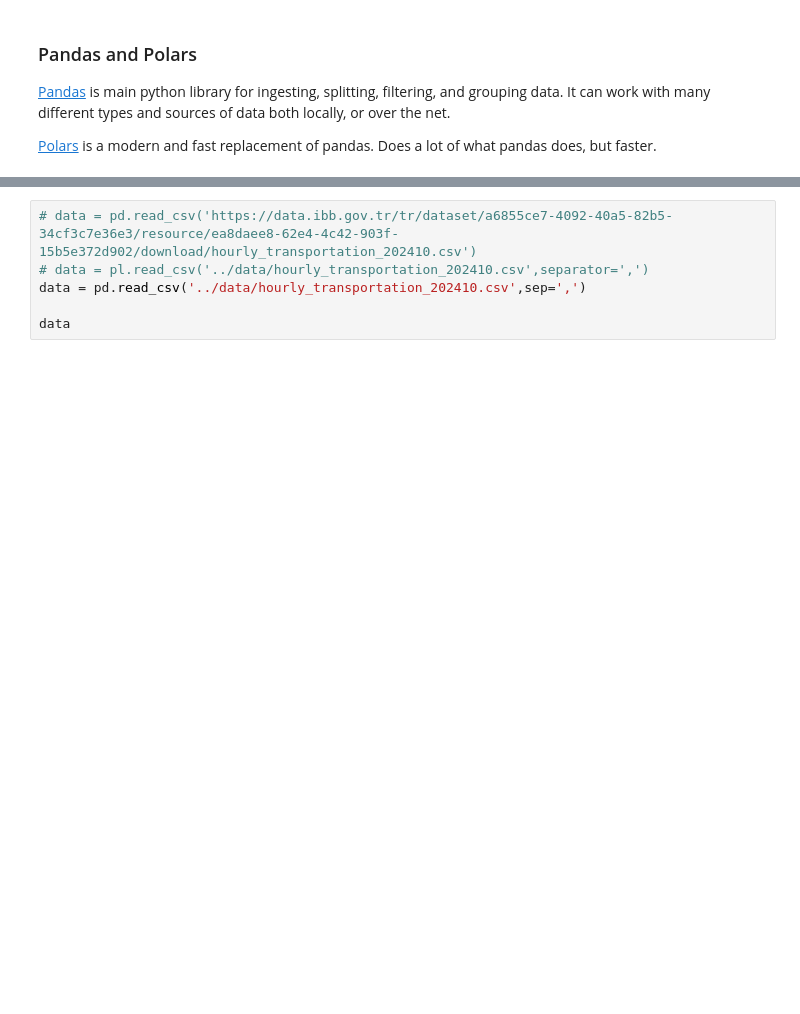
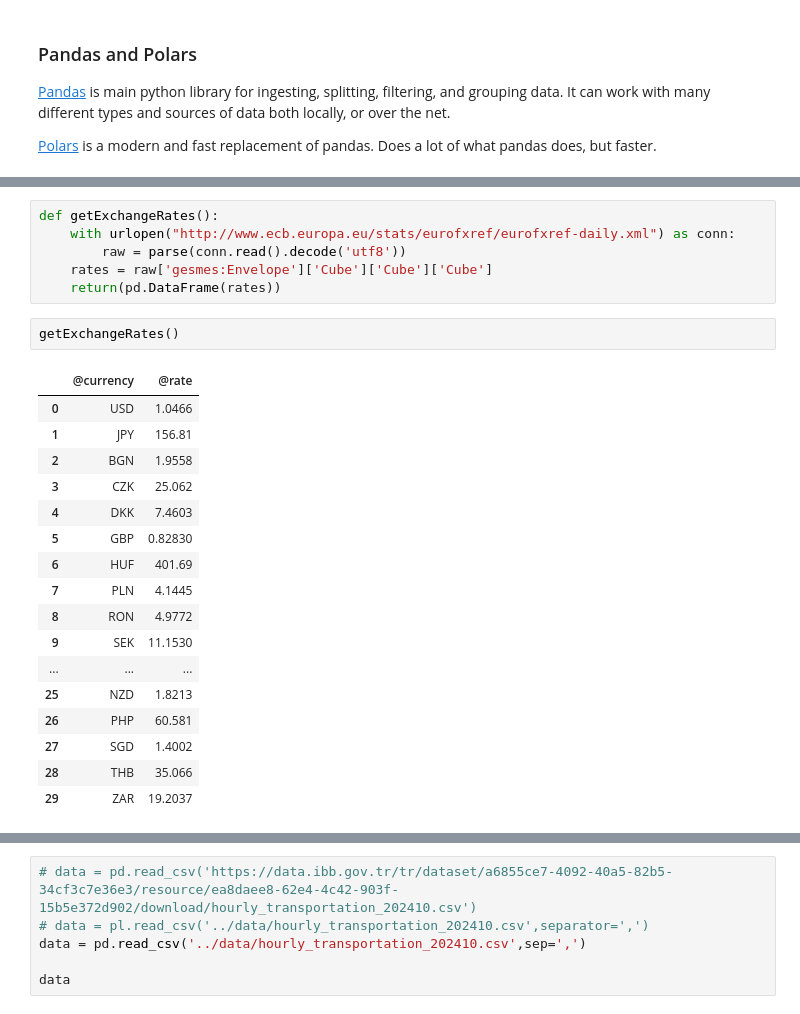
Before and after one commit to kaygun/MYZ309E, a Jupyter notebook: lectures/Lecture_02.ipynb, the cells around one changed output, grey strips where cells are left out. Cells and saved outputs as stored; diff of their text form; blank space fills up the shorter version.

```diff
--- a/lectures/Lecture_02.ipynb
+++ b/lectures/Lecture_02.ipynb
@@ -116,0 +146,26 @@ xs = np.random.random(10)
+# %%
+def getExchangeRates():
+    with urlopen("http://www.ecb.europa.eu/stats/eurofxref/eurofxref-daily.xml") as conn:
+        raw = parse(conn.read().decode('utf8'))
+    rates = raw['gesmes:Envelope']['Cube']['Cube']['Cube']
+    return(pd.DataFrame(rates))
+# %%
+getExchangeRates()
+# %% [output]
+|  | @currency | @rate |
+| 0 | USD | 1.0466 |
+| 1 | JPY | 156.81 |
+| 2 | BGN | 1.9558 |
+| 3 | CZK | 25.062 |
+| 4 | DKK | 7.4603 |
+| 5 | GBP | 0.82830 |
+| 6 | HUF | 401.69 |
+| 7 | PLN | 4.1445 |
+| 8 | RON | 4.9772 |
+| 9 | SEK | 11.1530 |
+| ... | ... | ... |
+| 25 | NZD | 1.8213 |
+| 26 | PHP | 60.581 |
+| 27 | SGD | 1.4002 |
+| 28 | THB | 35.066 |
+| 29 | ZAR | 19.2037 |
```
Also changed, not shown: parts of 17 cells of this notebook, 1 other file.
